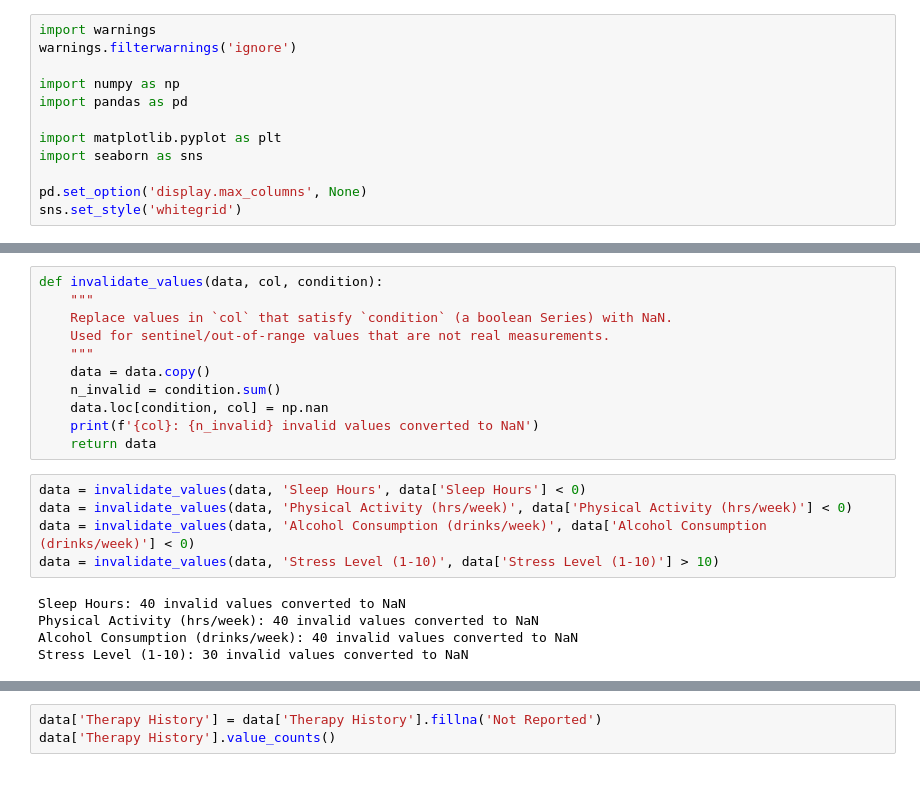
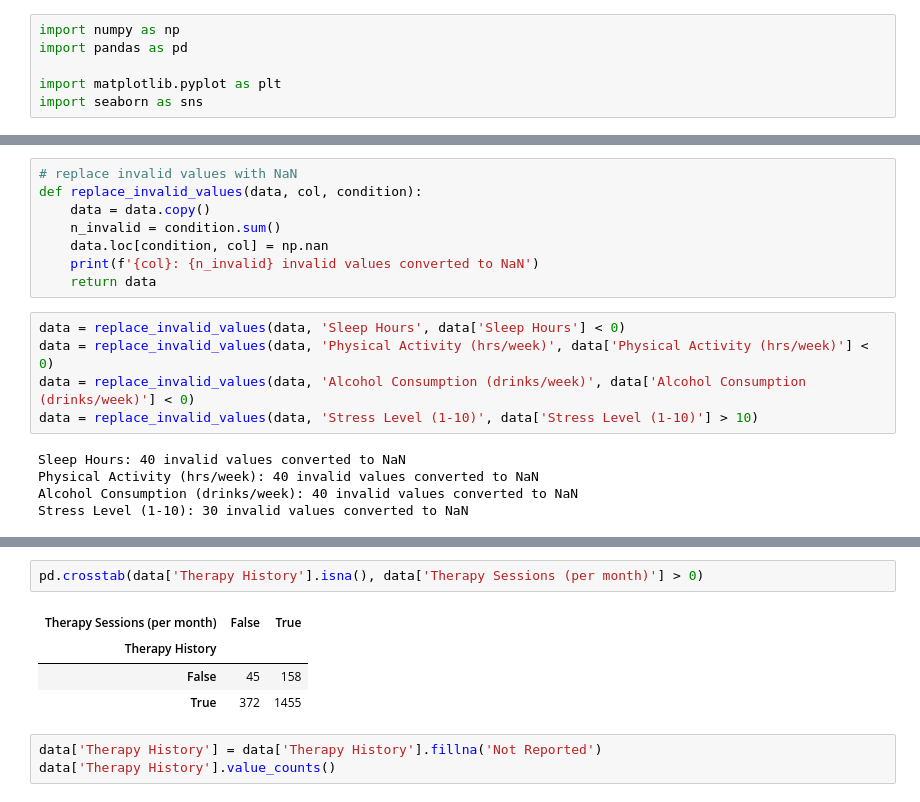
Before and after one commit to sabzparto/BC-mini-project, a Jupyter notebook: Psychology.ipynb, the cells around one changed output, grey strips where cells are left out. Cells and saved outputs as stored; diff of their text form.

```diff
--- a/Psychology.ipynb
+++ b/Psychology.ipynb
@@ -213,14 +213,8 @@ People often judge their number using:
 - Body signals: heart rate, sweating, tension, nausea
 - Functioning: how much anxiety interferes with tasks or decisions.
 # %%
-import warnings
-warnings.filterwarnings('ignore')
-
 import numpy as np
 import pandas as pd
 
 import matplotlib.pyplot as plt
 import seaborn as sns
-
-pd.set_option('display.max_columns', None)
-sns.set_style('whitegrid')
@@ -363,19 +320,16 @@ handled consistently with the rest of the missing-value pipeline below.
 # %%
-def invalidate_values(data, col, condition):
-    """
-    Replace values in `col` that satisfy `condition` (a boolean Series) with NaN.
-    Used for sentinel/out-of-range values that are not real measurements.
-    """
+# replace invalid values with NaN
+def replace_invalid_values(data, col, condition):
     data = data.copy()
     n_invalid = condition.sum()
     data.loc[condition, col] = np.nan
     print(f'{col}: {n_invalid} invalid values converted to NaN')
     return data
 # %%
-data = invalidate_values(data, 'Sleep Hours', data['Sleep Hours'] < 0)
-data = invalidate_values(data, 'Physical Activity (hrs/week)', data['Physical Activity (hrs/week)'] < 0)
-data = invalidate_values(data, 'Alcohol Consumption (drinks/week)', data['Alcohol Consumption (drinks/week)'] < 0)
-data = invalidate_values(data, 'Stress Level (1-10)', data['Stress Level (1-10)'] > 10)
+data = replace_invalid_values(data, 'Sleep Hours', data['Sleep Hours'] < 0)
+data = replace_invalid_values(data, 'Physical Activity (hrs/week)', data['Physical Activity (hrs/week)'] < 0)
+data = replace_invalid_values(data, 'Alcohol Consumption (drinks/week)', data['Alcohol Consumption (drinks/week)'] < 0)
+data = replace_invalid_values(data, 'Stress Level (1-10)', data['Stress Level (1-10)'] > 10)
 # %% [output]
 Sleep Hours: 40 invalid values converted to NaN
 Physical Activity (hrs/week): 40 invalid values converted to NaN
@@ -451,3 +377,10 @@ column or imputing a guess.
+# %%
+pd.crosstab(data['Therapy History'].isna(), data['Therapy Sessions (per month)'] > 0)
+# %% [output]
+| Therapy Sessions (per month) | False | True |
+| Therapy History |  |  |
+| False | 45 | 158 |
+| True | 372 | 1455 |
 # %%
 data['Therapy History'] = data['Therapy History'].fillna('Not Reported')
 data['Therapy History'].value_counts()
```
Also changed, not shown: parts of 39 cells of this notebook.
